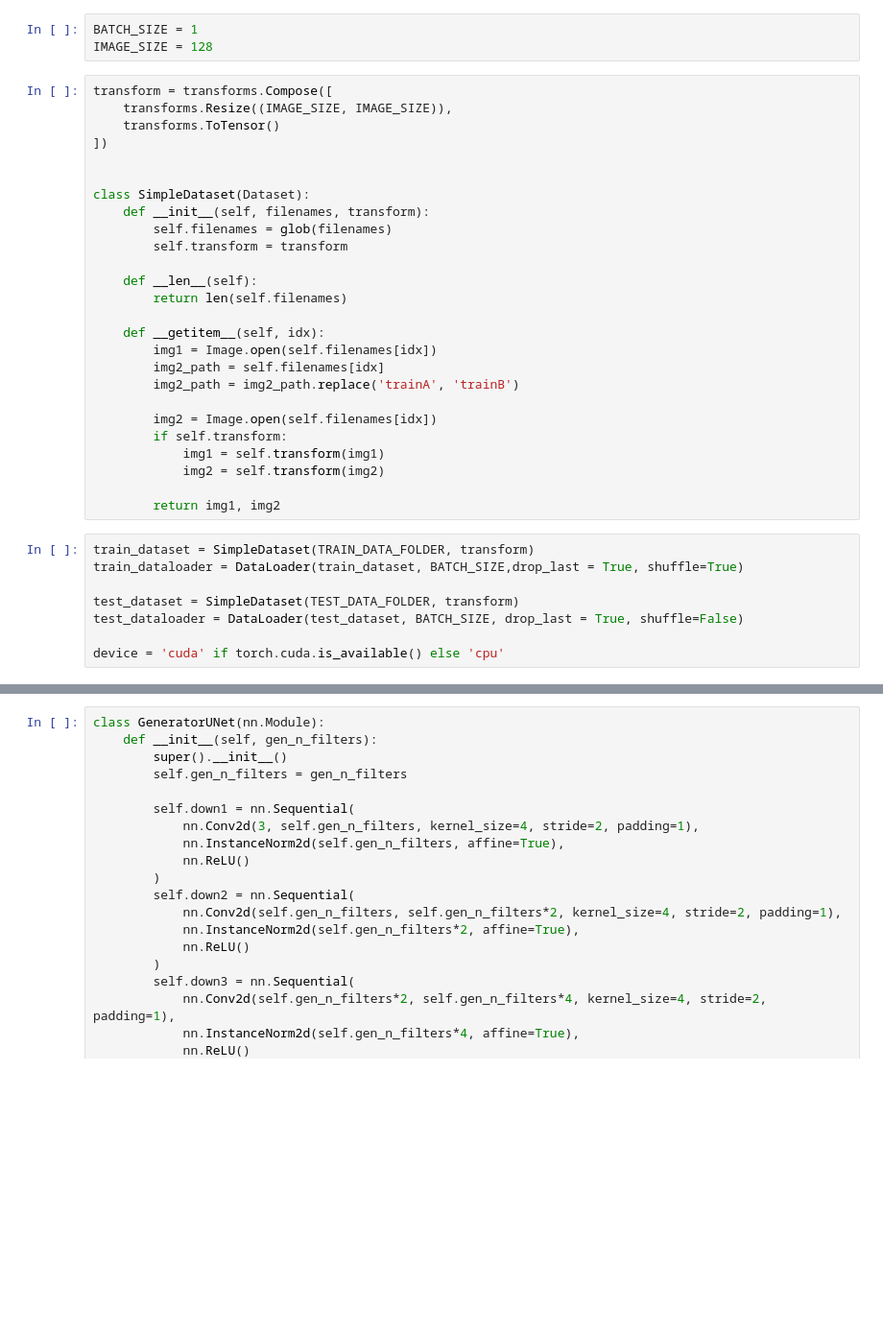
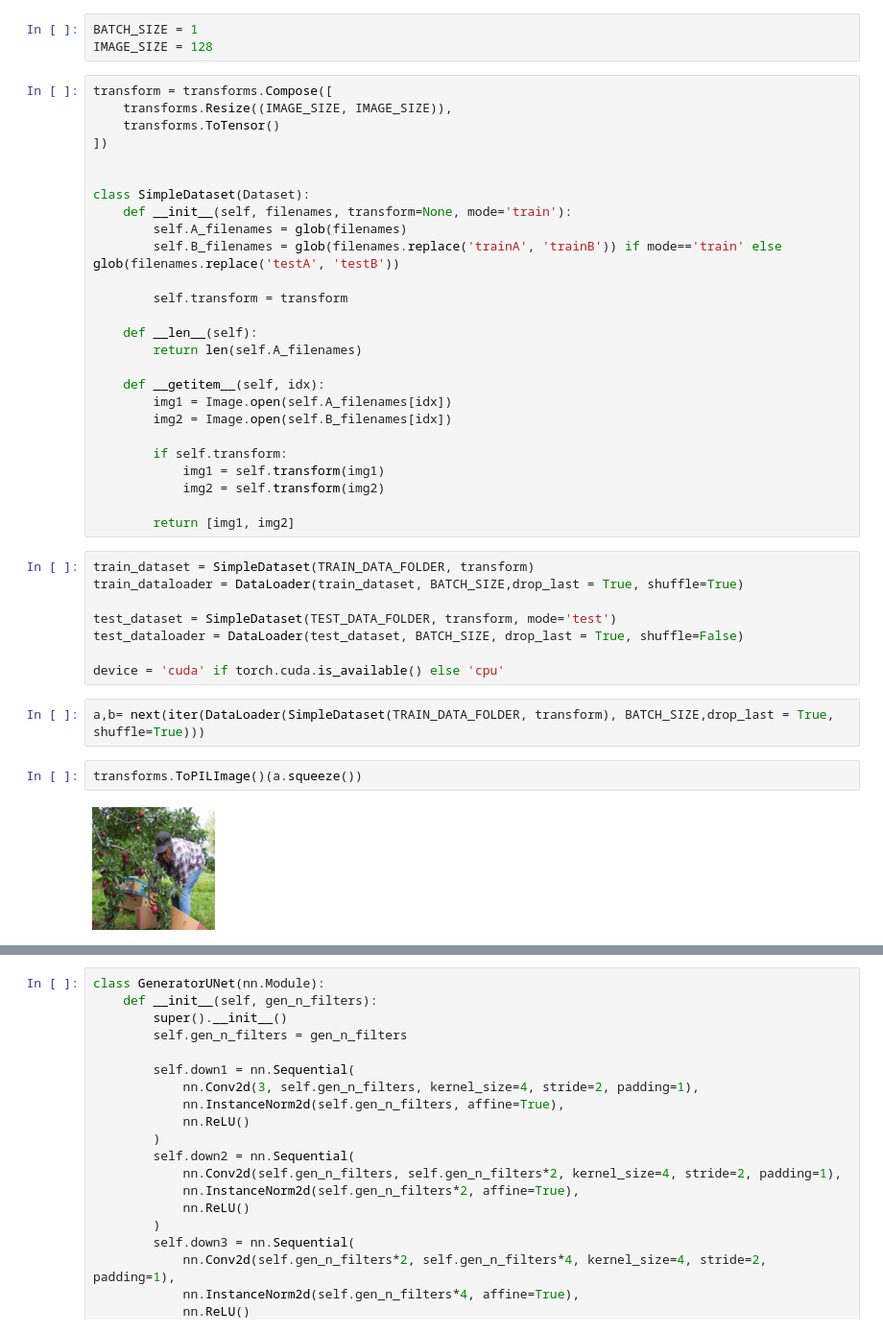
Before and after one commit to ggh5454/GDL_code_pytorch, a Jupyter notebook: 05_01_cyclegan_train.ipynb, the cells around one changed output, grey strips where cells are left out. Shown: that part at 96% size. Cells and saved outputs as stored; diff of their text form; blank space fills up the shorter version.

```diff
--- a/05_01_cyclegan_train.ipynb
+++ b/05_01_cyclegan_train.ipynb
@@ -44,29 +57,35 @@ transform = transforms.Compose([
 
 
 class SimpleDataset(Dataset):
-    def __init__(self, filenames, transform):
-        self.filenames = glob(filenames)
+    def __init__(self, filenames, transform=None, mode='train'):
+        self.A_filenames = glob(filenames)
+        self.B_filenames = glob(filenames.replace('trainA', 'trainB')) if mode=='train' else glob(filenames.replace('testA', 'testB'))
+
         self.transform = transform
 
     def __len__(self):
-        return len(self.filenames)
+        return len(self.A_filenames)
 
     def __getitem__(self, idx):
-        img1 = Image.open(self.filenames[idx])
-        img2_path = self.filenames[idx]
-        img2_path = img2_path.replace('trainA', 'trainB')
+        img1 = Image.open(self.A_filenames[idx])
+        img2 = Image.open(self.B_filenames[idx])
 
-        img2 = Image.open(self.filenames[idx])
         if self.transform:
             img1 = self.transform(img1)
             img2 = self.transform(img2)
 
-        return img1, img2
+        return [img1, img2]
 # %%
 train_dataset = SimpleDataset(TRAIN_DATA_FOLDER, transform)
 train_dataloader = DataLoader(train_dataset, BATCH_SIZE,drop_last = True, shuffle=True)
 
-test_dataset = SimpleDataset(TEST_DATA_FOLDER, transform)
+test_dataset = SimpleDataset(TEST_DATA_FOLDER, transform, mode='test')
 test_dataloader = DataLoader(test_dataset, BATCH_SIZE, drop_last = True, shuffle=False)
 
 device = 'cuda' if torch.cuda.is_available() else 'cpu'
+# %%
+a,b= next(iter(DataLoader(SimpleDataset(TRAIN_DATA_FOLDER, transform), BATCH_SIZE,drop_last = True, shuffle=True)))
+# %%
+transforms.ToPILImage()(a.squeeze())
+# %% [output]
+[figure, added]
```
Also changed, not shown: parts of 7 cells of this notebook, 1 other file.
